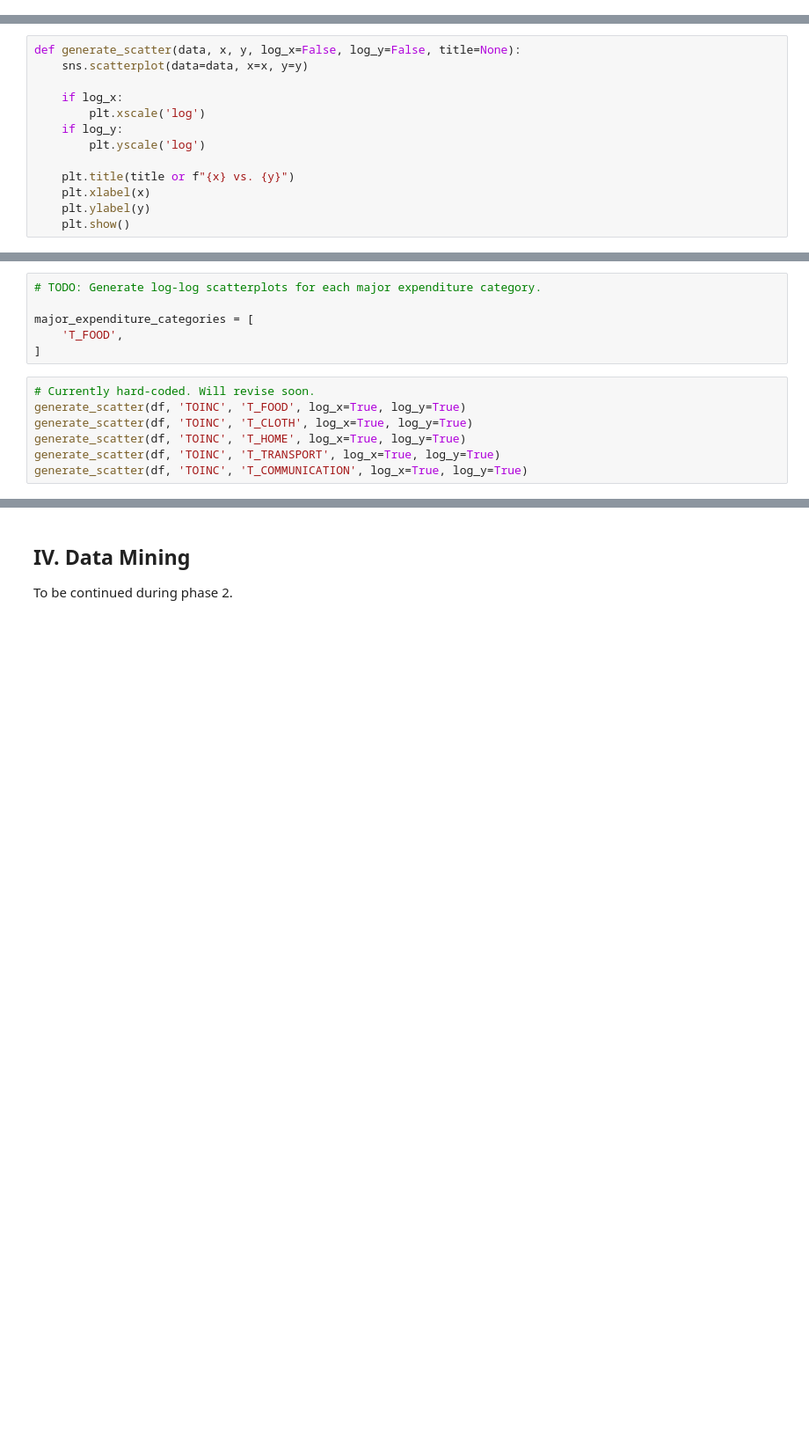
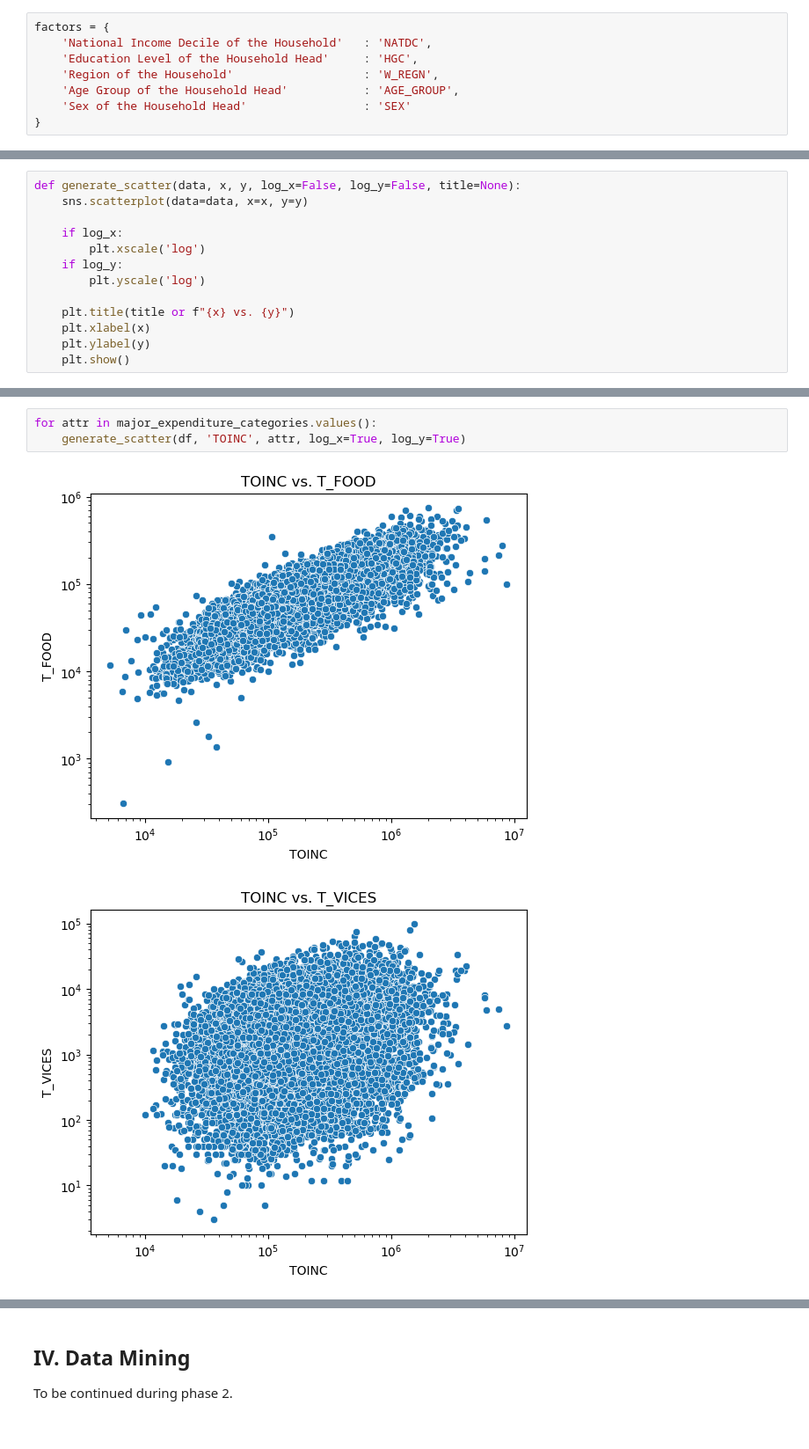
Before and after one commit to qu1r0ra/psa-dataset-analysis, a Jupyter notebook: fie-analysis.ipynb, the cells around one changed output, grey strips where cells are left out. Shown at 88% size. Cells and saved outputs as stored; diff of their text form; blank space fills up the shorter version.

```diff
--- a/fie-analysis.ipynb
+++ b/fie-analysis.ipynb
@@ -330,0 +423,8 @@ Looking great! We can now proceed with EDA.
+# %%
+factors = {
+    'National Income Decile of the Household'   : 'NATDC',
+    'Education Level of the Household Head'     : 'HGC',
+    'Region of the Household'                   : 'W_REGN',
+    'Age Group of the Household Head'           : 'AGE_GROUP',
+    'Sex of the Household Head'                 : 'SEX'
+}
@@ -366,15 +633,8 @@ not meaningful :\(
 
 >[write stuff]
-# %%
-# TODO: Generate log-log scatterplots for each major expenditure category.
-
-major_expenditure_categories = [
-    'T_FOOD',
-]
 # %%
-# Currently hard-coded. Will revise soon.
-generate_scatter(df, 'TOINC', 'T_FOOD', log_x=True, log_y=True)
-generate_scatter(df, 'TOINC', 'T_CLOTH', log_x=True, log_y=True)
-generate_scatter(df, 'TOINC', 'T_HOME', log_x=True, log_y=True)
-generate_scatter(df, 'TOINC', 'T_TRANSPORT', log_x=True, log_y=True)
-generate_scatter(df, 'TOINC', 'T_COMMUNICATION', log_x=True, log_y=True)
+for attr in major_expenditure_categories.values():
+    generate_scatter(df, 'TOINC', attr, log_x=True, log_y=True)
+# %% [output]
+[figure, added]
+[figure, added]
```
Also changed, not shown: parts of 30 cells of this notebook.
